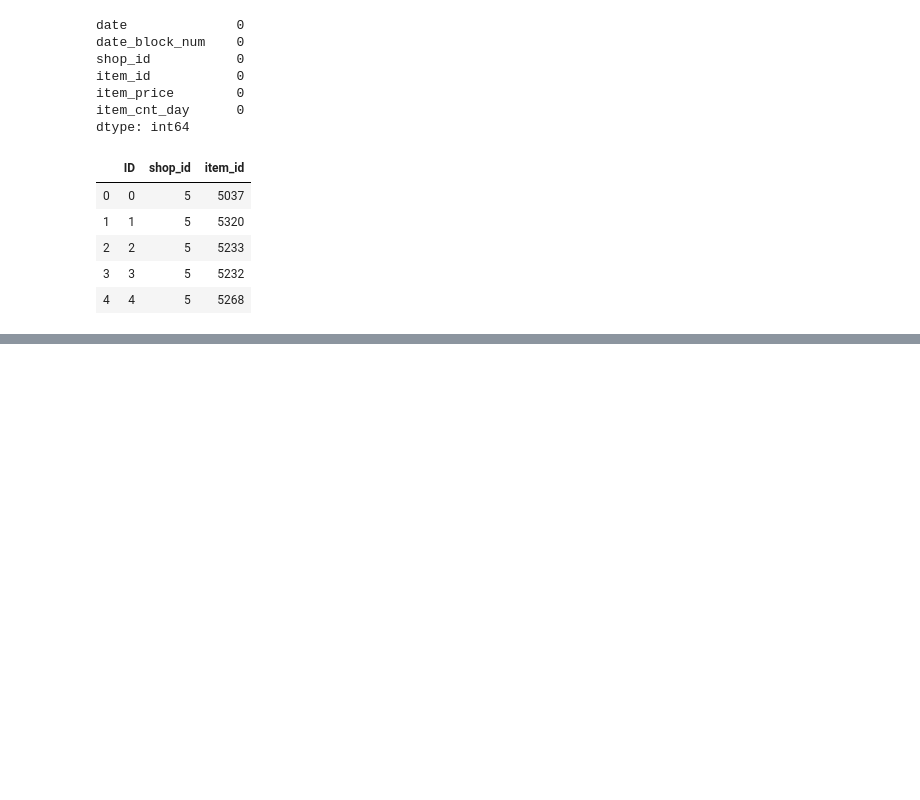
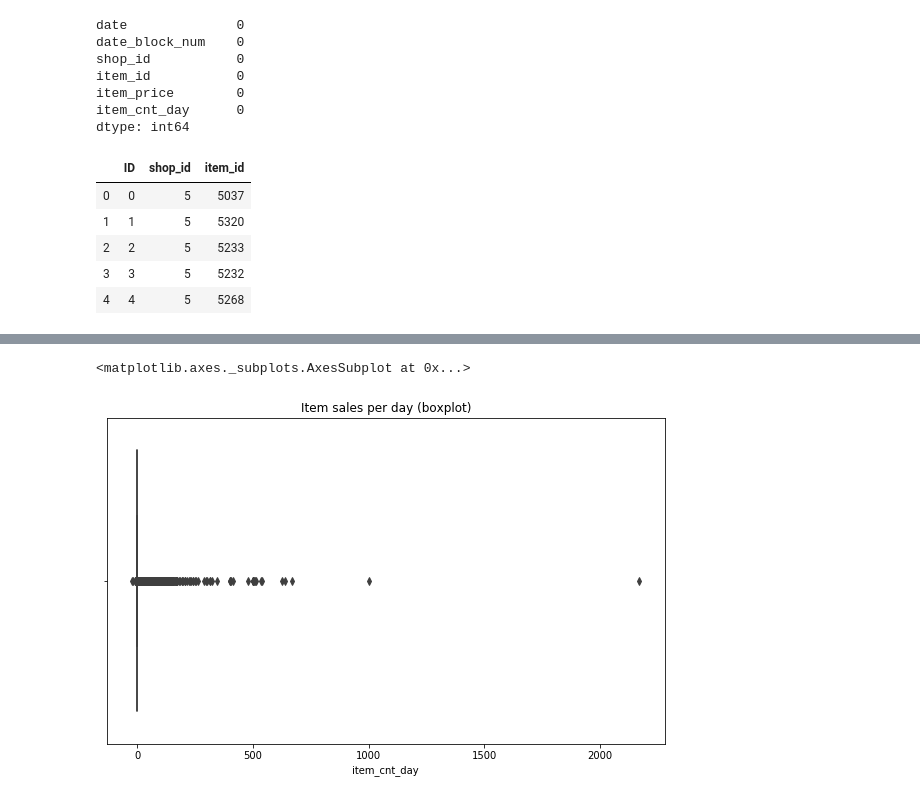
Before and after one commit to Ibraitas/Predict-Future-Sales, a Jupyter notebook: Predict Future Sales.ipynb, the cells around one changed output, grey strips where cells are left out. Drawn from its saved outputs; the diff is of its cells as text; code cells hidden in the pictures; blank space fills up the shorter version.

```diff
--- a/Predict Future Sales.ipynb
+++ b/Predict Future Sales.ipynb
@@ -126,0 +151,6 @@ test_data.head()
+# %%
+train_data = train_data.join(train_data.groupby(['date_block_num', 'item_id']).aggregate(np.sum)['item_cnt_day'], on=['date_block_num', 'item_id'], rsuffix='_right')
+# %%
+train_data.rename(columns={'item_cnt_day_right': 'item_cnt_month'}, inplace=True)
+
+train_data.head()
@@ -126,0 +164,10 @@ test_data.head()
+# %%
+train_data['date'] = train_data['date'].apply(lambda x:datetime.datetime.strptime(x, '%d.%m.%Y'))
+# %%
+plt.figure(figsize=(10, 6))
+
+plt.title('Item sales per day (boxplot)')
+sns.boxplot(x='item_cnt_day', data=train_data)
+# %% [output]
+<matplotlib.axes._subplots.AxesSubplot at 0x...>
+[figure, added]
```
Also changed, not shown: parts of 7 cells of this notebook.
